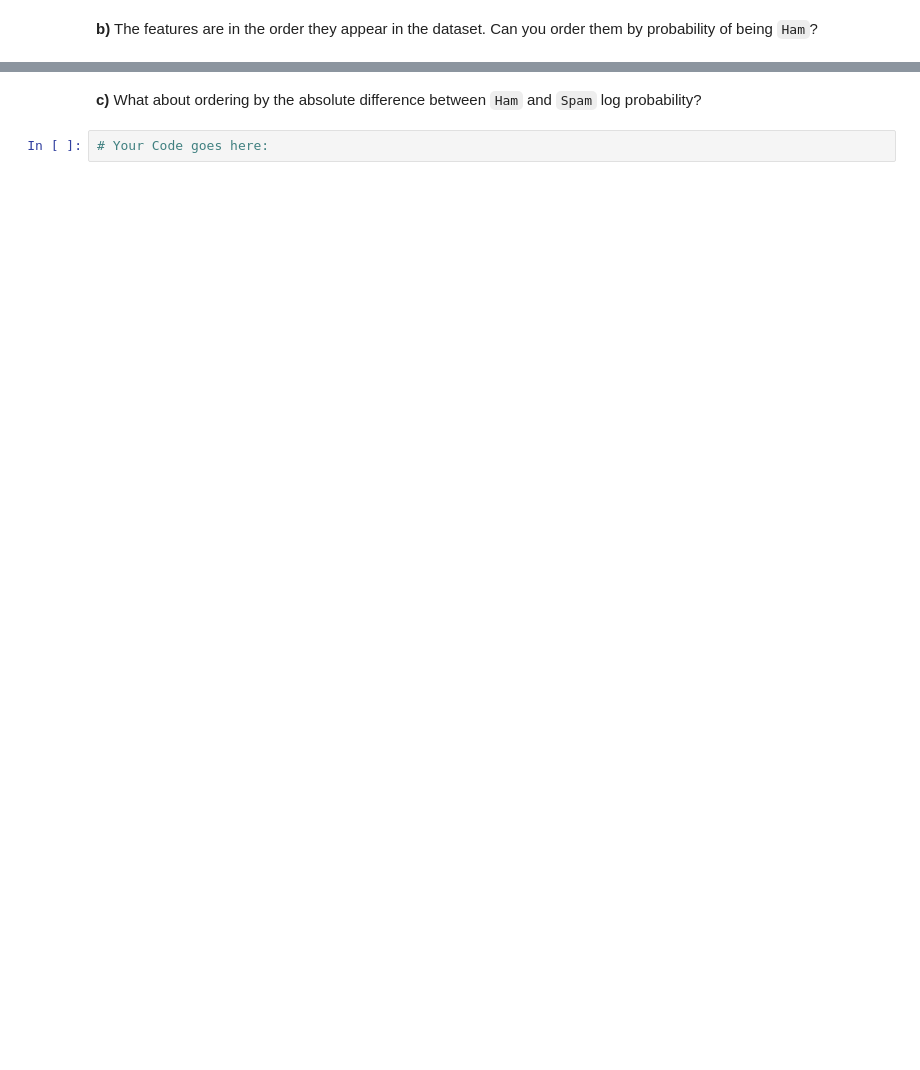
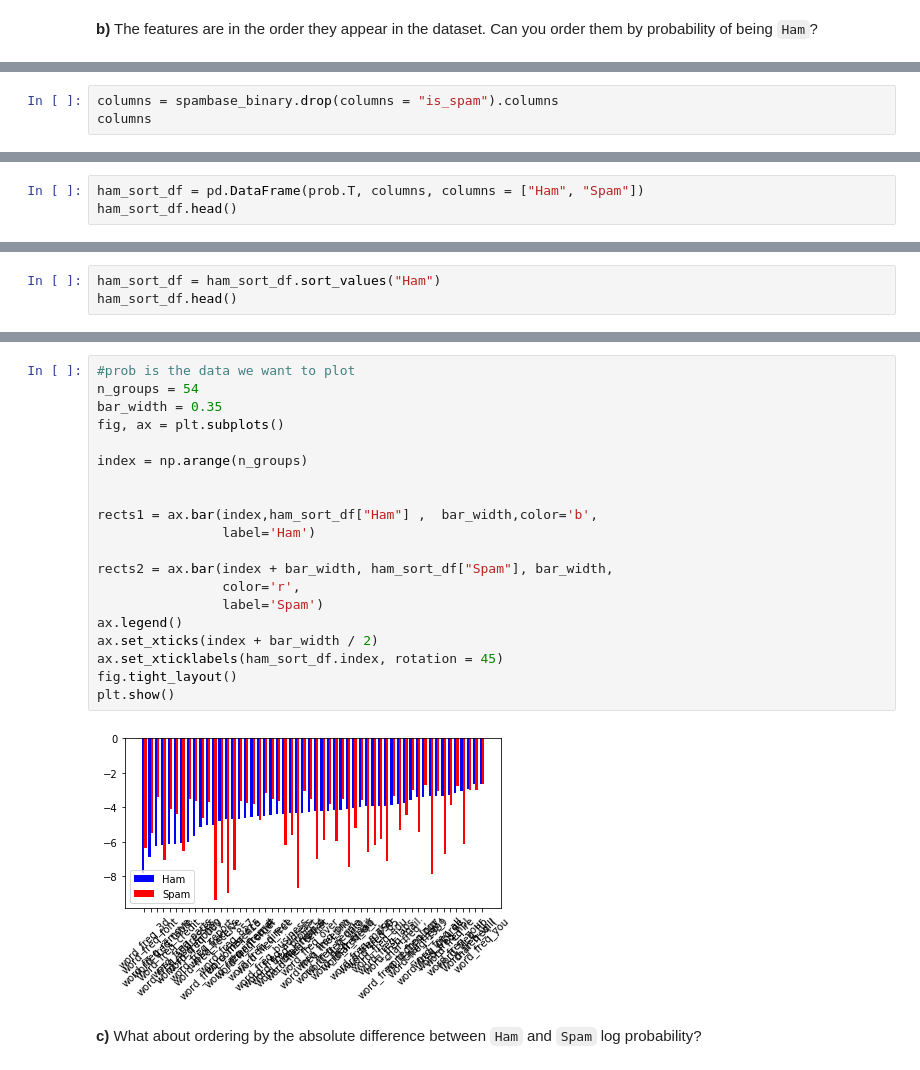
Before and after one commit to sarahz916/iaml-labs, a Jupyter notebook: Labs/01 - Analysis and Visualisation.ipynb, the cells around one changed output, grey strips where cells are left out. Drawn from its saved outputs; the diff is of its cells as text; blank space fills up the shorter version.

```diff
--- a/Labs/01 - Analysis and Visualisation.ipynb
+++ b/Labs/01 - Analysis and Visualisation.ipynb
@@ -505,0 +492,3 @@ plt.show()
+# %%
+columns = spambase_binary.drop(columns = "is_spam").columns
+columns
@@ -505,0 +513,3 @@ plt.show()
+# %%
+ham_sort_df = pd.DataFrame(prob.T, columns, columns = ["Ham", "Spam"])
+ham_sort_df.head()
@@ -505,0 +523,3 @@ plt.show()
+# %%
+ham_sort_df = ham_sort_df.sort_values("Ham")
+ham_sort_df.head()
@@ -506,4 +533,24 @@ plt.show()
+# %%
+#prob is the data we want to plot
+n_groups = 54
+bar_width = 0.35
+fig, ax = plt.subplots()
+
+index = np.arange(n_groups)
+
+
+rects1 = ax.bar(index,ham_sort_df["Ham"] ,  bar_width,color='b',
+                label='Ham')
+
+rects2 = ax.bar(index + bar_width, ham_sort_df["Spam"], bar_width,
+                color='r',
+                label='Spam')
+ax.legend()
+ax.set_xticks(index + bar_width / 2)
+ax.set_xticklabels(ham_sort_df.index, rotation = 45)
+fig.tight_layout()
+plt.show()
+# %% [output]
+[figure, added]
 # %% [markdown]
 **c)** What about ordering by the absolute difference between `Ham` and `Spam` log probability?
-# %%
-# Your Code goes here:
```
Also changed, not shown: parts of 9 cells of this notebook.
